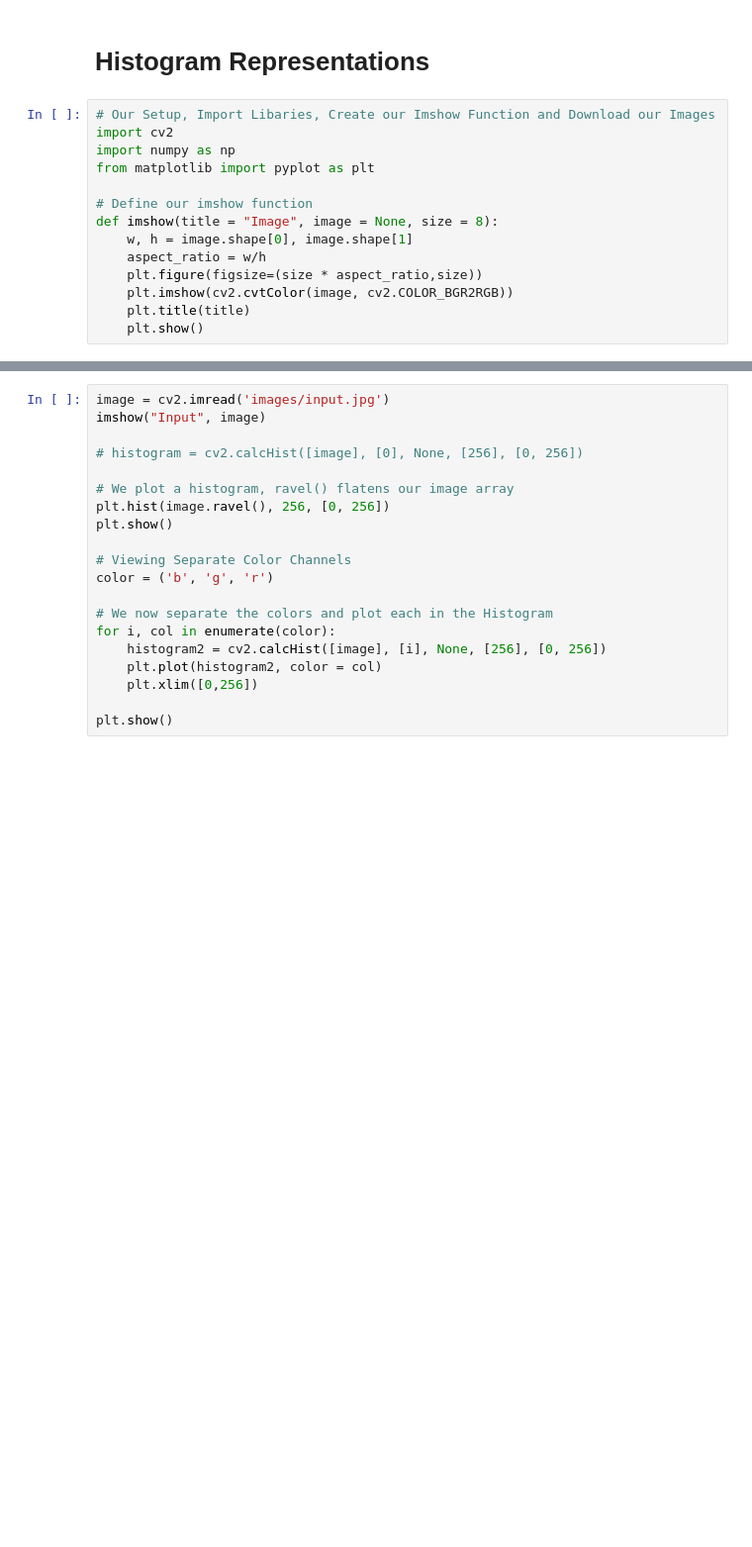
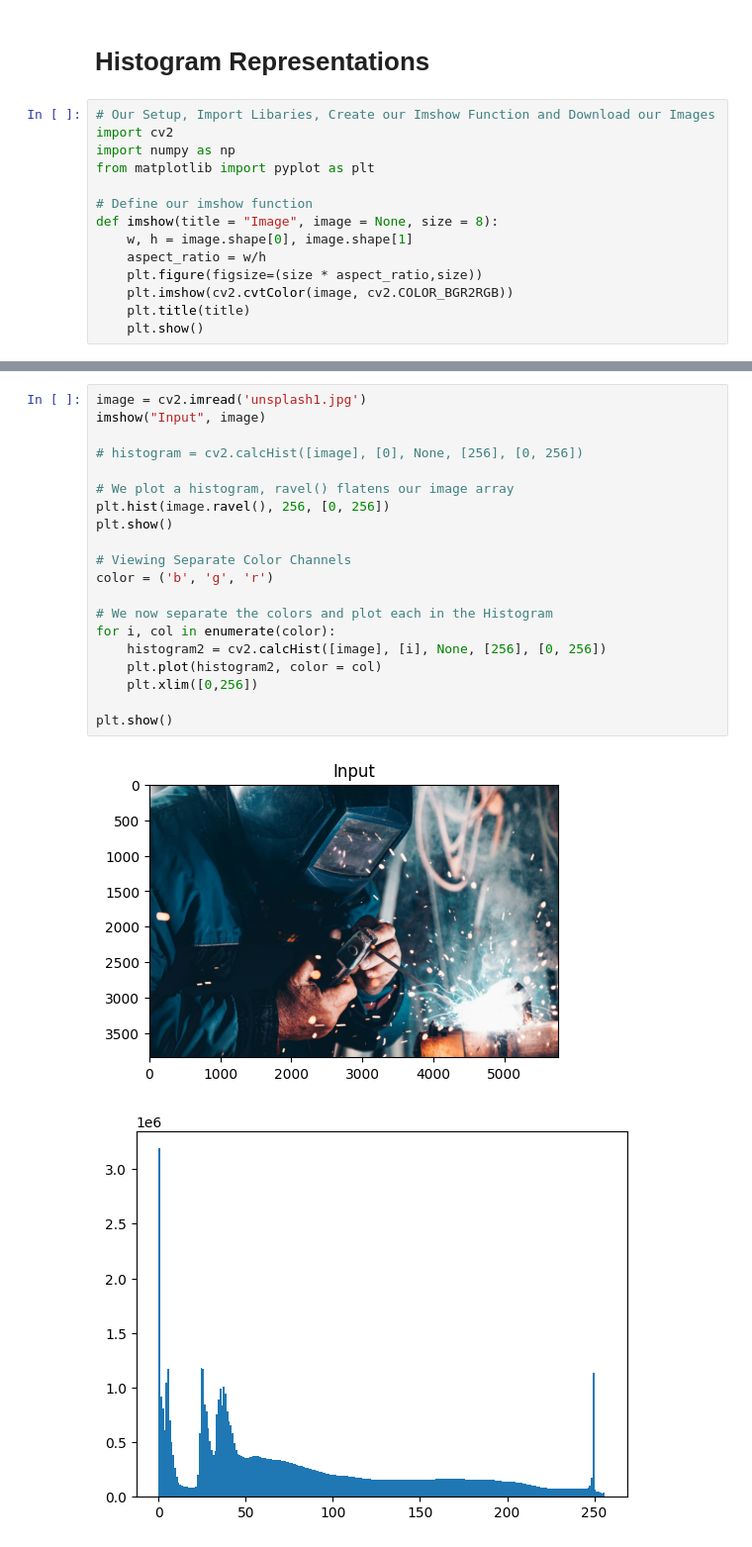
Before and after one commit to rohitsh02/classical_cv_projects, a Jupyter notebook: image_analysis_and_transformation/Histograms_and_K_Means_Clustering_for_Dominant_Colors.ipynb, the cells around one changed output, grey strips where cells are left out. Shown at 99% size. Saved outputs shown, nothing was run; the diff lists cells and outputs as text; blank space fills up the shorter version.

```diff
--- a/image_analysis_and_transformation/Histograms_and_K_Means_Clustering_for_Dominant_Colors.ipynb
+++ b/image_analysis_and_transformation/Histograms_and_K_Means_Clustering_for_Dominant_Colors.ipynb
@@ -29,21 +29,24 @@ with open('geo.png', 'wb') as f:
     f.write(response.content)
 # %%
-image = cv2.imread('images/input.jpg')
+image = cv2.imread('unsplash1.jpg')
 imshow("Input", image)
 
 # histogram = cv2.calcHist([image], [0], None, [256], [0, 256])
 
 # We plot a histogram, ravel() flatens our image array
 plt.hist(image.ravel(), 256, [0, 256])
 plt.show()
 
 # Viewing Separate Color Channels
 color = ('b', 'g', 'r')
 
 # We now separate the colors and plot each in the Histogram
 for i, col in enumerate(color):
     histogram2 = cv2.calcHist([image], [i], None, [256], [0, 256])
     plt.plot(histogram2, color = col)
     plt.xlim([0,256])
 
 plt.show()
+# %% [output]
+[figure, added]
+[figure, added]
```
Also changed, not shown: parts of 10 cells of this notebook.
